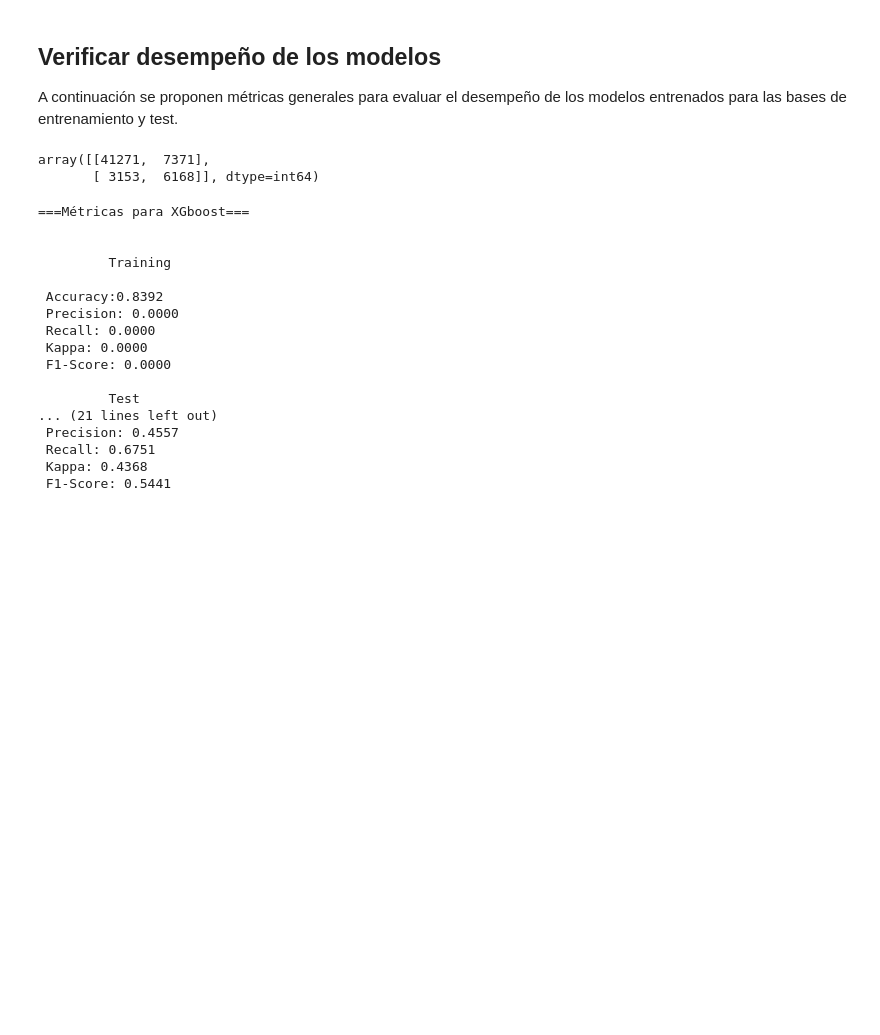
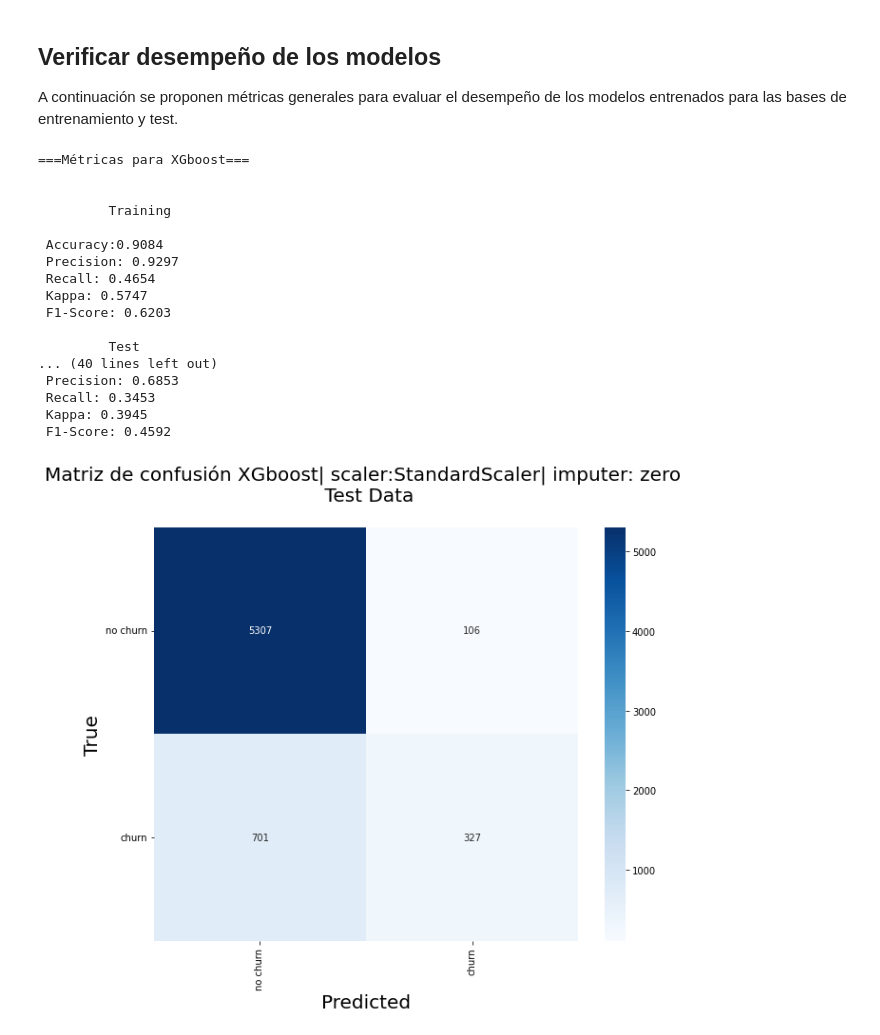
Before and after one commit to statscol/churn-pv-mvp, a Jupyter notebook: 03-Entrenamiento-modelo.ipynb, the cells around one changed output. Cells and saved outputs as stored; diff of their text form; code cells hidden in the pictures; blank space fills up the shorter version.

Commit message:
se actualizaron modelos en notebook 03

```diff
--- a/03-Entrenamiento-modelo.ipynb
+++ b/03-Entrenamiento-modelo.ipynb
@@ -6,8 +6,9 @@ En este notebook realizaremos los procedimientos necesarios para entrenar el mod
 from model_parameters import *
 import pandas as pd
 import numpy as np
+from utils import metrics,get_confusion_plot
 
-data=pd.read_csv("data_modelacion.csv",sep=";",dtype={'Asegurado__c':str,'NumeroPoliza__c':str,'CodigoTipoAsegurado__c':str,'churn':int,'ClaseVehiculo__c':str,'TipoVehiculo__c':str,'PuntoVenta__c':str,'MarcaVehiculo__c':str})
+data=pd.read_csv("data_modelacion.csv",sep=";",dtype={'Asegurado__c':str,'NumeroPoliza__c':str,'CodigoTipoAsegurado__c':str,'churn':int,'ClaseVehiculo__c':str,'TipoVehiculo__c':str,'PuntoVenta__c':str,'MarcaVehiculo__c':str}).drop(columns=['NumeroPoliza__c'])
 # %% [markdown]
 ## Generar Particiones de Datos
 
@@ -26,37 +27,3 @@ from sklearn import set_config
 set_config(display='diagram')
 # %%
 X_train,Y_train=train.drop(columns=["churn","Asegurado__c"]),train['churn'].values
-# %%
-## Pasos de imputación y estandarización
-num_transformer = Pipeline(
-    steps=[("imputer", SimpleImputer(strategy="constant",fill_value=0)), ("scaler", StandardScaler())]
-)
-
-def get_classifier_model(model_name:str,k_cv:int=5,scoring="f1") -> GridSearchCV:
-    """retorna un objeto GridSearchCV para entrenar con @param model_name y k_cv-fold Cross Validation
-    para clasificación binaria, la métrica de scoring de los modelos está dada por @param scoring
-    """
-    cat_transformer = OneHotEncoder(handle_unknown="error")
-    preprocessor = ColumnTransformer(
-        transformers=[
-            ("num", num_transformer, num_cols),
-            ("cat", cat_transformer, str_cols),
-        ],sparse_threshold=0
-    )
-
-    model=MODEL_LIST[model_name]
-    pipe=Pipeline([
-        ('cleaner',preprocessor),
-        ('pca',PCA()),
-        ('model',model)
-
-    ], verbose=True)
-
-    param_grid=MODEL_PARAMS[model_name]['param_grid']
-
-    grid=GridSearchCV(pipe,param_grid,cv=k_cv,refit=True,scoring=scoring,verbose=True,n_jobs=-1)
-    return grid
-
-xgb=get_classifier_model("xgboost")
-logistic=get_classifier_model("logistic_regression")
-lightgbm=get_classifier_model("lightgbm")
@@ -145,14 +177,7 @@ GridSearchCV(cv=5,
 ## Verificar desempeño de los modelos
 
 A continuación se proponen métricas generales para evaluar el desempeño de los modelos entrenados para las bases de entrenamiento y test.
-# %%
-confusion_matrix(Y_train.ravel(),logistic.predict(X_train))
-# %% [output]
-array([[41271,  7371],
-       [ 3153,  6168]], dtype=int64)
 # %%
-from utils import metrics
-
 print("===Métricas para XGboost===\n")
 print("\n\t Training\n")
 _=metrics(Y_train.ravel(),xgb.predict(X_train))
@@ -163,21 +188,31 @@ print("\n\t Training\n")
 _=metrics(Y_train.ravel(),logistic.predict(X_train))
 print("\n\t Test \n")
 _=metrics(test['churn'].values.ravel(),logistic.predict(test.drop(columns=["churn","Asegurado__c"])))
+print("\n===Métricas para LightGBM===\n")
+print("\n\t Training\n")
+_=metrics(Y_train.ravel(),lightgbm.predict(X_train))
+print("\n\t Test \n")
+_=metrics(test['churn'].values.ravel(),lightgbm.predict(test.drop(columns=["churn","Asegurado__c"])))
 # %% [output]
 ===Métricas para XGboost===
 
 
          Training
 
- Accuracy:0.8392
- Precision: 0.0000
- Recall: 0.0000
- Kappa: 0.0000
- F1-Score: 0.0000
+ Accuracy:0.9084
+ Precision: 0.9297
+ Recall: 0.4654
+ Kappa: 0.5747
+ F1-Score: 0.6203
 
          Test
-... (21 lines left out)
- Precision: 0.4557
- Recall: 0.6751
- Kappa: 0.4368
- F1-Score: 0.5441
+... (40 lines left out)
+ Precision: 0.6853
+ Recall: 0.3453
+ Kappa: 0.3945
+ F1-Score: 0.4592
+# %%
+## Matriz de confusión para el mejor modelo
+get_confusion_plot(test['churn'].values.ravel(),xgb.predict(test.drop(columns=["churn","Asegurado__c"])),class_names=['no churn','churn'],title="Matriz de confusión XGboost| scaler:StandardScaler| imputer: zero \n Test Data\n")
+# %% [output]
+[figure, added]
```
Also changed, not shown: parts of 15 cells of this notebook, 2 other files.
